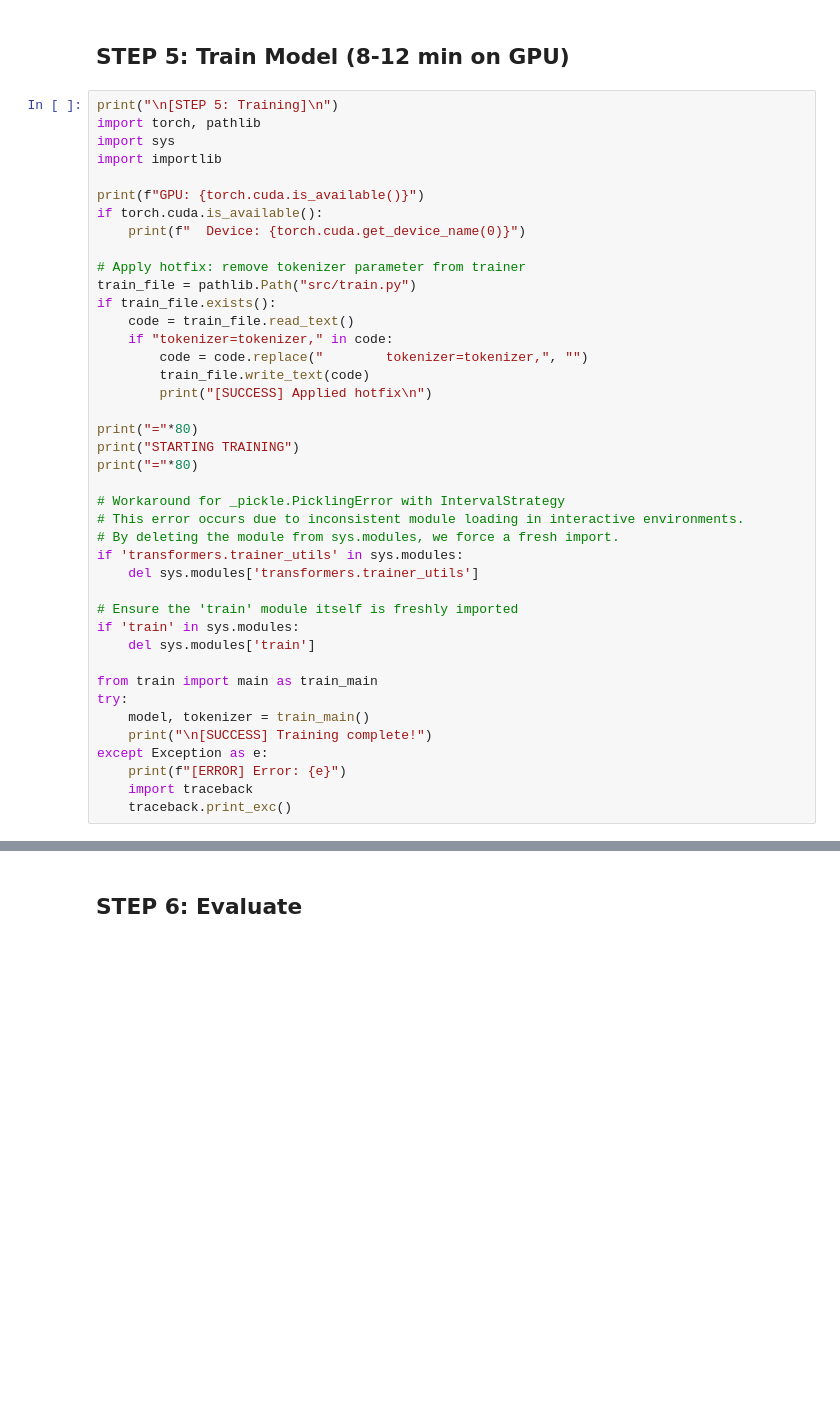
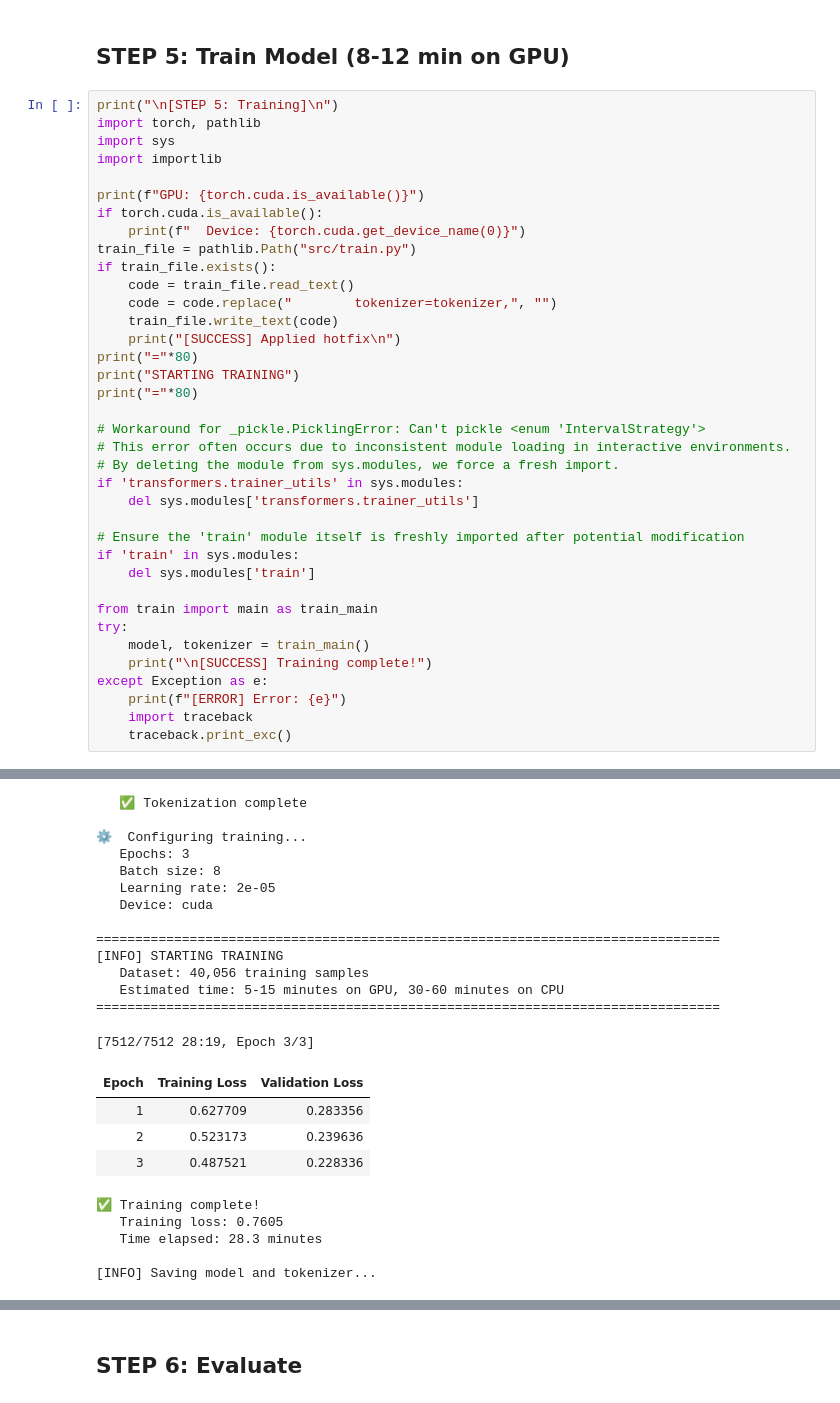
Before and after one commit to ndagirenairah/ENGLISH-LUGANDA-TRANSLATOR, a Jupyter notebook: COLAB_TRAINING_ML_PIPELINE.ipynb, the cells around one changed output, grey strips where cells are left out. Cells and saved outputs as stored; diff of their text form; blank space fills up the shorter version.

```diff
--- a/COLAB_TRAINING_ML_PIPELINE.ipynb
+++ b/COLAB_TRAINING_ML_PIPELINE.ipynb
@@ -184,27 +255,23 @@ import importlib
 print(f"GPU: {torch.cuda.is_available()}")
 if torch.cuda.is_available():
     print(f"  Device: {torch.cuda.get_device_name(0)}")
-
-# Apply hotfix: remove tokenizer parameter from trainer
 train_file = pathlib.Path("src/train.py")
 if train_file.exists():
     code = train_file.read_text()
-    if "tokenizer=tokenizer," in code:
-        code = code.replace("        tokenizer=tokenizer,", "")
-        train_file.write_text(code)
-        print("[SUCCESS] Applied hotfix\n")
-
+    code = code.replace("        tokenizer=tokenizer,", "")
+    train_file.write_text(code)
+    print("[SUCCESS] Applied hotfix\n")
 print("="*80)
 print("STARTING TRAINING")
 print("="*80)
 
-# Workaround for _pickle.PicklingError with IntervalStrategy
-# This error occurs due to inconsistent module loading in interactive environments.
+# Workaround for _pickle.PicklingError: Can't pickle <enum 'IntervalStrategy'>
+# This error often occurs due to inconsistent module loading in interactive environments.
 # By deleting the module from sys.modules, we force a fresh import.
 if 'transformers.trainer_utils' in sys.modules:
     del sys.modules['transformers.trainer_utils']
 
-# Ensure the 'train' module itself is freshly imported
+# Ensure the 'train' module itself is freshly imported after potential modification
 if 'train' in sys.modules:
     del sys.modules['train']
 
@@ -216,3 +283,4 @@ except Exception as e:
     print(f"[ERROR] Error: {e}")
     import traceback
     traceback.print_exc()
+# %% [output]
@@ -218,0 +319,23 @@ except Exception as e:
+   ✅ Tokenization complete
+
+⚙️  Configuring training...
+   Epochs: 3
+   Batch size: 8
+   Learning rate: 2e-05
+   Device: cuda
+
+================================================================================
+[INFO] STARTING TRAINING
+   Dataset: 40,056 training samples
+   Estimated time: 5-15 minutes on GPU, 30-60 minutes on CPU
+================================================================================
+[7512/7512 28:19, Epoch 3/3]
+| Epoch | Training Loss | Validation Loss |
+| 1 | 0.627709 | 0.283356 |
+| 2 | 0.523173 | 0.239636 |
+| 3 | 0.487521 | 0.228336 |
+✅ Training complete!
+   Training loss: 0.7605
+   Time elapsed: 28.3 minutes
+
+[INFO] Saving model and tokenizer...
```
Also changed, not shown: parts of 12 cells of this notebook.
